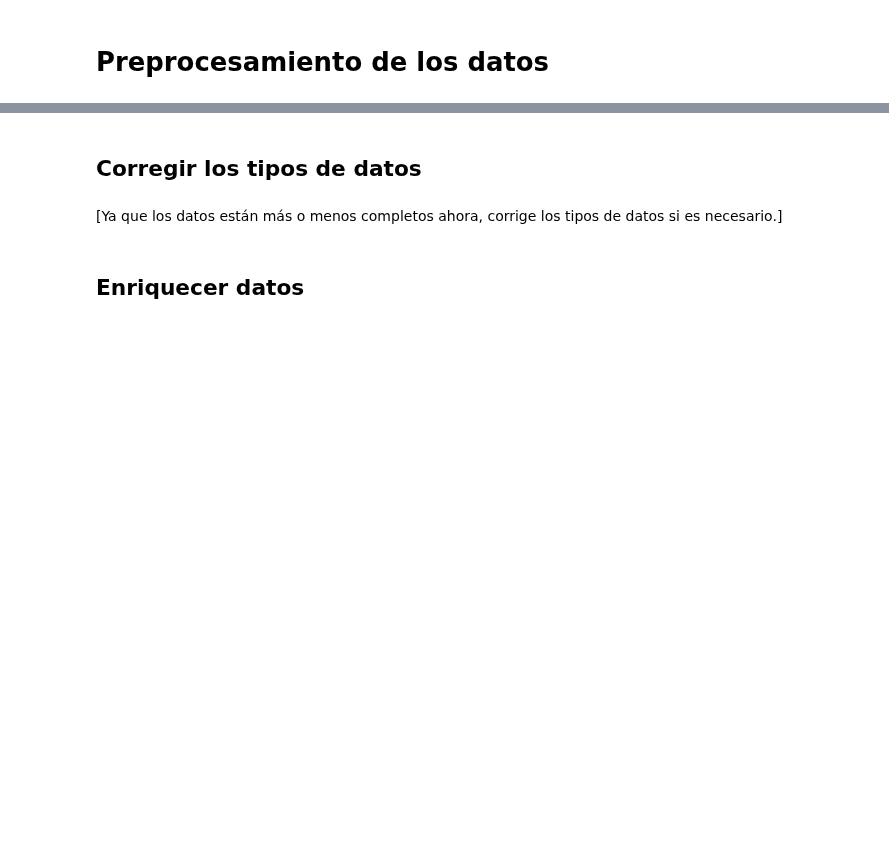
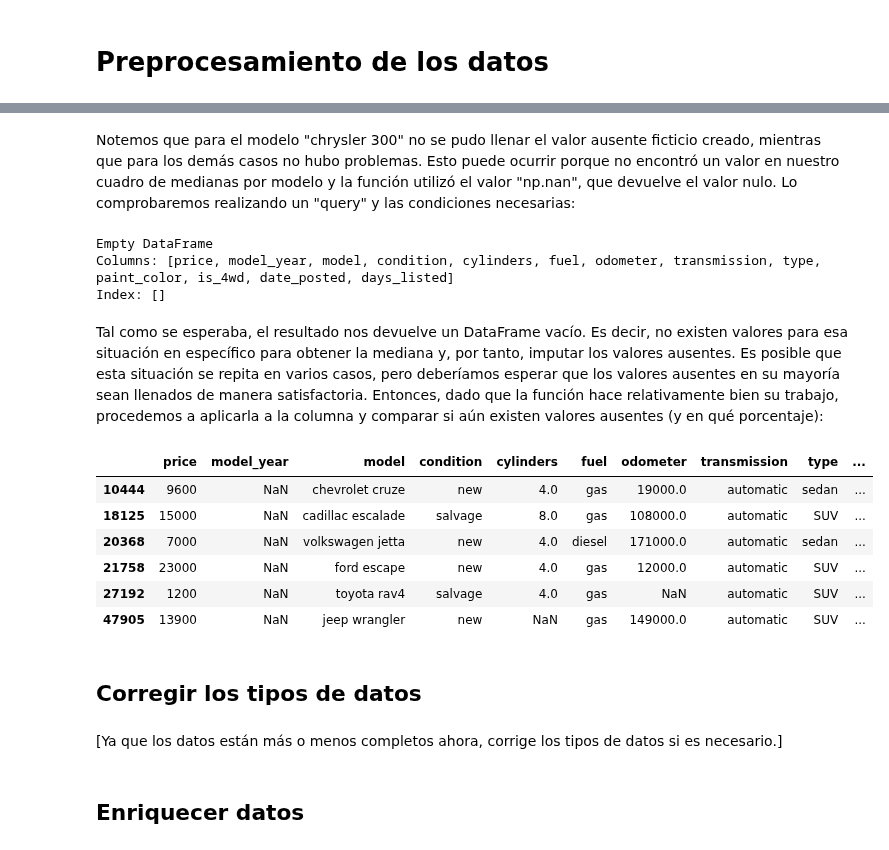
Before and after one commit to ChristianMartinezCaceres/Practicum-portfolio, a Jupyter notebook: 03_vehicle_price_Analysis/vehicle_price_analysis_notebook.ipynb, the cells around one changed output, grey strips where cells are left out. Saved outputs shown, nothing was run; the diff lists cells and outputs as text; code cells hidden in the pictures; blank space fills up the shorter version.

Commit message:
primer tratamiento valores ausentes model year

```diff
--- a/03_vehicle_price_Analysis/vehicle_price_analysis_notebook.ipynb
+++ b/03_vehicle_price_Analysis/vehicle_price_analysis_notebook.ipynb
@@ -300,0 +313,2 @@ Después de una revisión, no notamos diferencias notables en la distribución d
+# %%
+cars['is_4wd'] = cars['is_4wd'].fillna(0)   # cambiando NaN por 0
@@ -300,0 +343,3 @@ Después de una revisión, no notamos diferencias notables en la distribución d
+# %%
+cars_model_year = cars.groupby(['model', 'condition'])['model_year'].median()
+cars_model_year.head(20)
@@ -300,0 +366,11 @@ Después de una revisión, no notamos diferencias notables en la distribución d
+# %%
+def fillna_model_year(data):
+    model = data['model']
+    condition = data['condition']
+    model_year = data['model_year']
+    if pd.isna(model_year):
+        try:
+            return cars_model_year.loc[(model, condition)]
+        except:
+            return np.nan
+    return model_year
@@ -301,3 +404,25 @@ Después de una revisión, no notamos diferencias notables en la distribución d
+# %% [markdown]
+Notemos que para el modelo "chrysler 300" no se pudo llenar el valor ausente ficticio creado, mientras que para los demás casos no hubo problemas. Esto puede ocurrir porque no encontró un valor en nuestro cuadro de medianas por modelo y la función utilizó el valor "np.nan", que devuelve el valor nulo. Lo comprobaremos realizando un "query" y las condiciones necesarias:
+# %%
+print(cars.query('model == "chrysler 300" and condition == "salvage"'))
+# %% [output]
+Empty DataFrame
+Columns: [price, model_year, model, condition, cylinders, fuel, odometer, transmission, type, paint_color, is_4wd, date_posted, days_listed]
+Index: []
+# %% [markdown]
+Tal como se esperaba, el resultado nos devuelve un DataFrame vacío. Es decir, no existen valores para esa situación en específico para obtener la mediana y, por tanto, imputar los valores ausentes. Es posible que esta situación se repita en varios casos, pero deberíamos esperar que los valores ausentes en su mayoría sean llenados de manera satisfactoria. Entonces, dado que la función hace relativamente bien su trabajo, procedemos a aplicarla a la columna y comparar si aún existen valores ausentes (y en qué porcentaje):
+# %%
+cars['model_year'] = cars.apply(fillna_model_year, axis=1)  # aplicando la función a model_year
+# %%
+cars[cars['model_year'].isna()]
+# %% [output]
+|  | price | model_year | model | condition | cylinders | fuel | odometer | transmission | type | ... |
+| 10444 | 9600 | NaN | chevrolet cruze | new | 4.0 | gas | 19000.0 | automatic | sedan | ... |
+| 18125 | 15000 | NaN | cadillac escalade | salvage | 8.0 | gas | 108000.0 | automatic | SUV | ... |
+| 20368 | 7000 | NaN | volkswagen jetta | new | 4.0 | diesel | 171000.0 | automatic | sedan | ... |
+| 21758 | 23000 | NaN | ford escape | new | 4.0 | gas | 12000.0 | automatic | SUV | ... |
+| 27192 | 1200 | NaN | toyota rav4 | salvage | 4.0 | gas | NaN | automatic | SUV | ... |
+| 47905 | 13900 | NaN | jeep wrangler | new | NaN | gas | 149000.0 | automatic | SUV | ... |
 # %% [markdown]
 ## Corregir los tipos de datos
 # %% [markdown]
```
Also changed, not shown: parts of 18 cells of this notebook.
